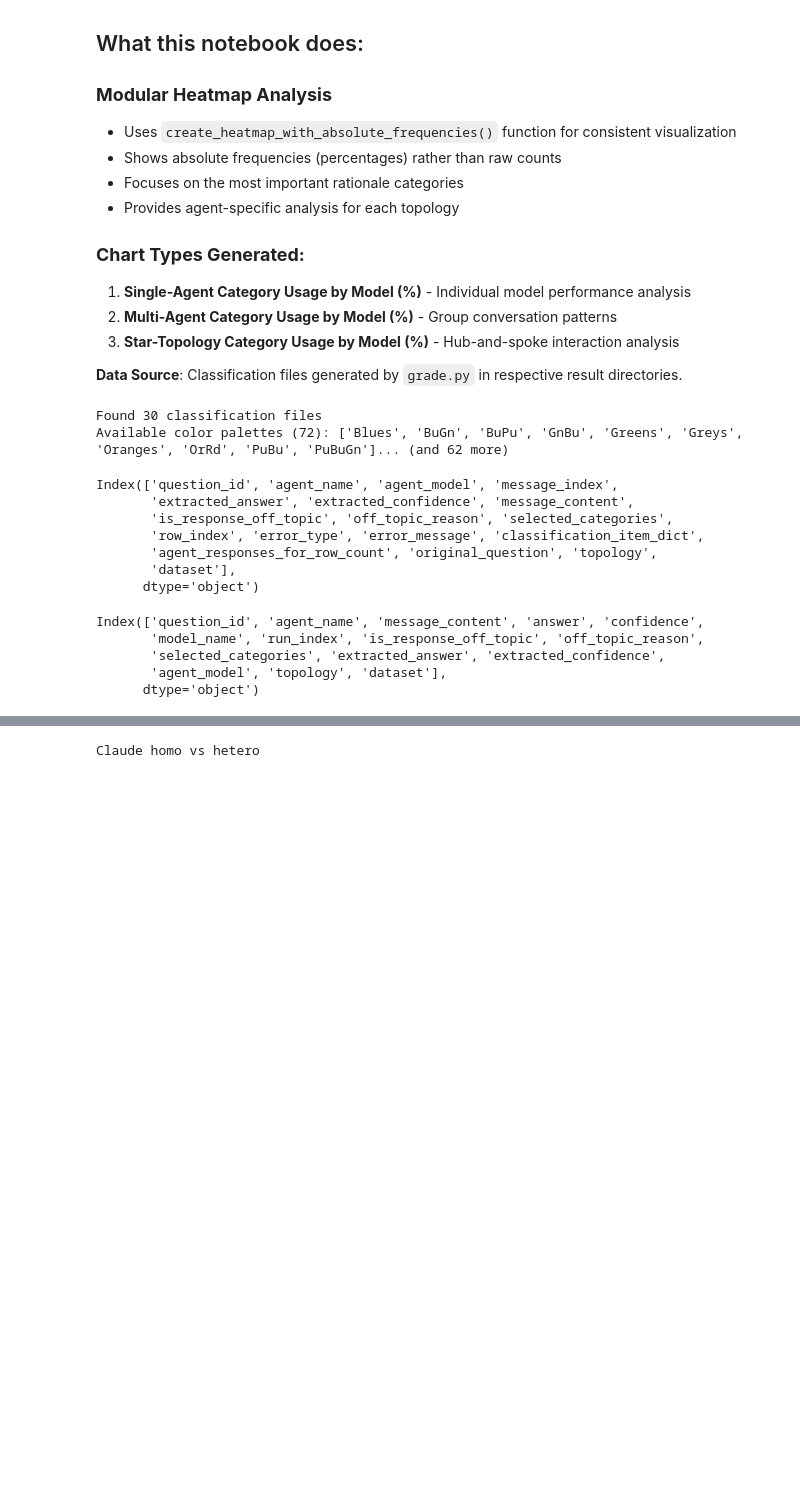
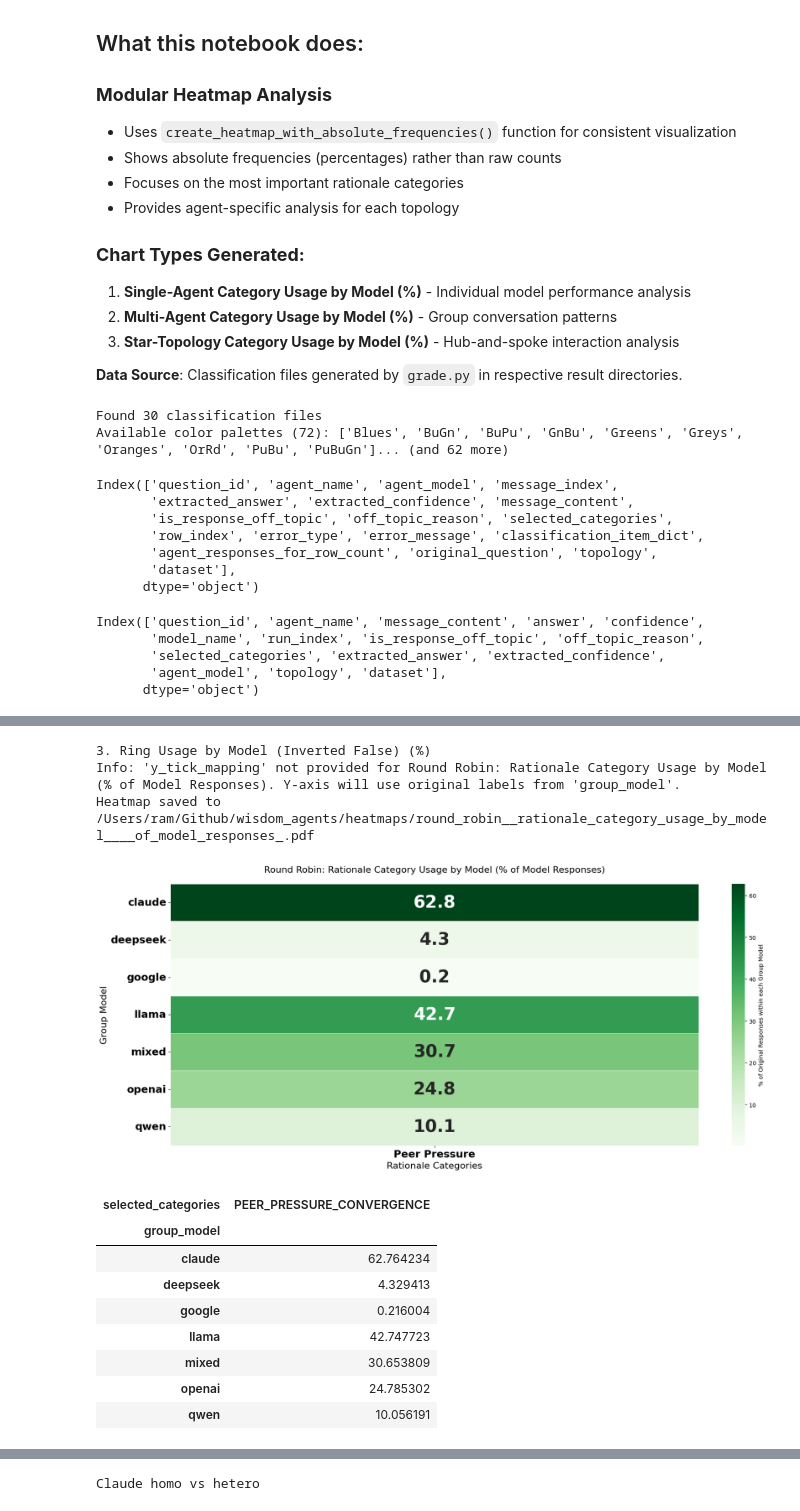
Before and after one commit to rapturt9/wisdom_agents, a Jupyter notebook: graph_graded_results.ipynb, the cells around one changed output, grey strips where cells are left out. Saved outputs shown, nothing was run; the diff lists cells and outputs as text; code cells hidden in the pictures; blank space fills up the shorter version.

```diff
--- a/graph_graded_results.ipynb
+++ b/graph_graded_results.ipynb
@@ -733 +847,38 @@ Heatmap saved to /Users/ram/Github/wisdom_agents/heatmaps/multi-agent:_rationale
 ... (4 outputs left out)
+# %%
+# ring with agent model with not inverted by model
+multi_agent_data_exploded = exploded_df[
+    (exploded_df['group_type'] == 'ring') &
+    (exploded_df['group_model'].notna())
+]
+multi_agent_data = combined_df[
+    (combined_df['group_type'] == 'ring') &
+    (combined_df['group_model'].notna())
+]
+print("\n3. Ring Usage by Model (Inverted False) (%)")
+create_heatmap_with_dual_dfs(
+    exploded_data_for_counts=multi_agent_data_exploded,
+    unexploded_df_for_group_totals=multi_agent_data,
+    split_column='group_model',
+    title='Round Robin: Rationale Category Usage by Model (% of Model Responses)',
+    cmap='Greens',
+    figsize=(18, 8),
+    font_size=30,
+    ordered_categories=[
+    "PEER_PRESSURE_CONVERGENCE",
+]
+)
+# %% [output]
+3. Ring Usage by Model (Inverted False) (%)
+Info: 'y_tick_mapping' not provided for Round Robin: Rationale Category Usage by Model (% of Model Responses). Y-axis will use original labels from 'group_model'.
+Heatmap saved to /Users/ram/Github/wisdom_agents/heatmaps/round_robin__rationale_category_usage_by_model____of_model_responses_.pdf
+[figure, added]
+| selected_categories | PEER_PRESSURE_CONVERGENCE |
+| group_model |  |
+| claude | 62.764234 |
+| deepseek | 4.329413 |
+| google | 0.216004 |
+| llama | 42.747723 |
+| mixed | 30.653809 |
+| openai | 24.785302 |
+| qwen | 10.056191 |
```
Also changed, not shown: parts of 8 cells of this notebook, 30 other files.
